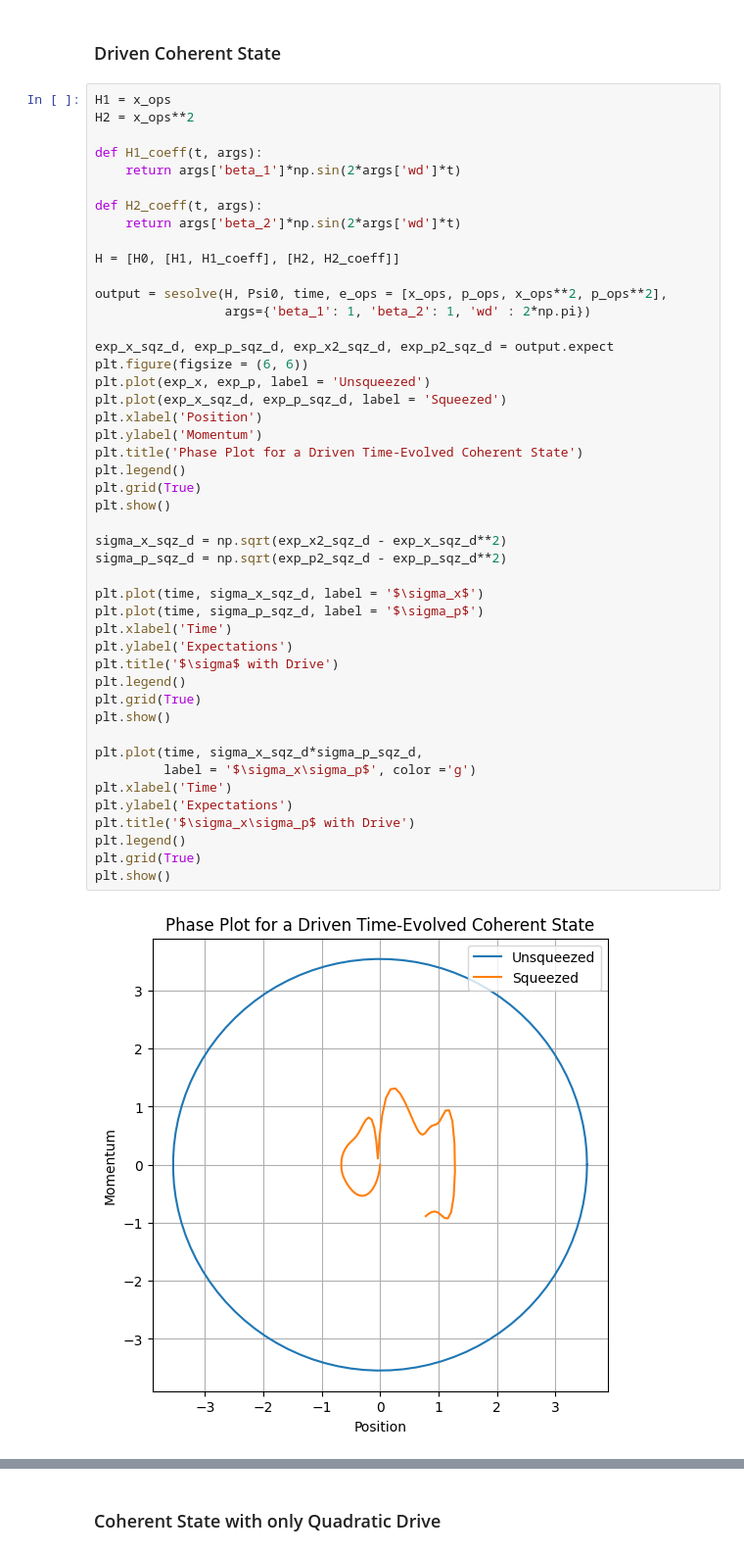
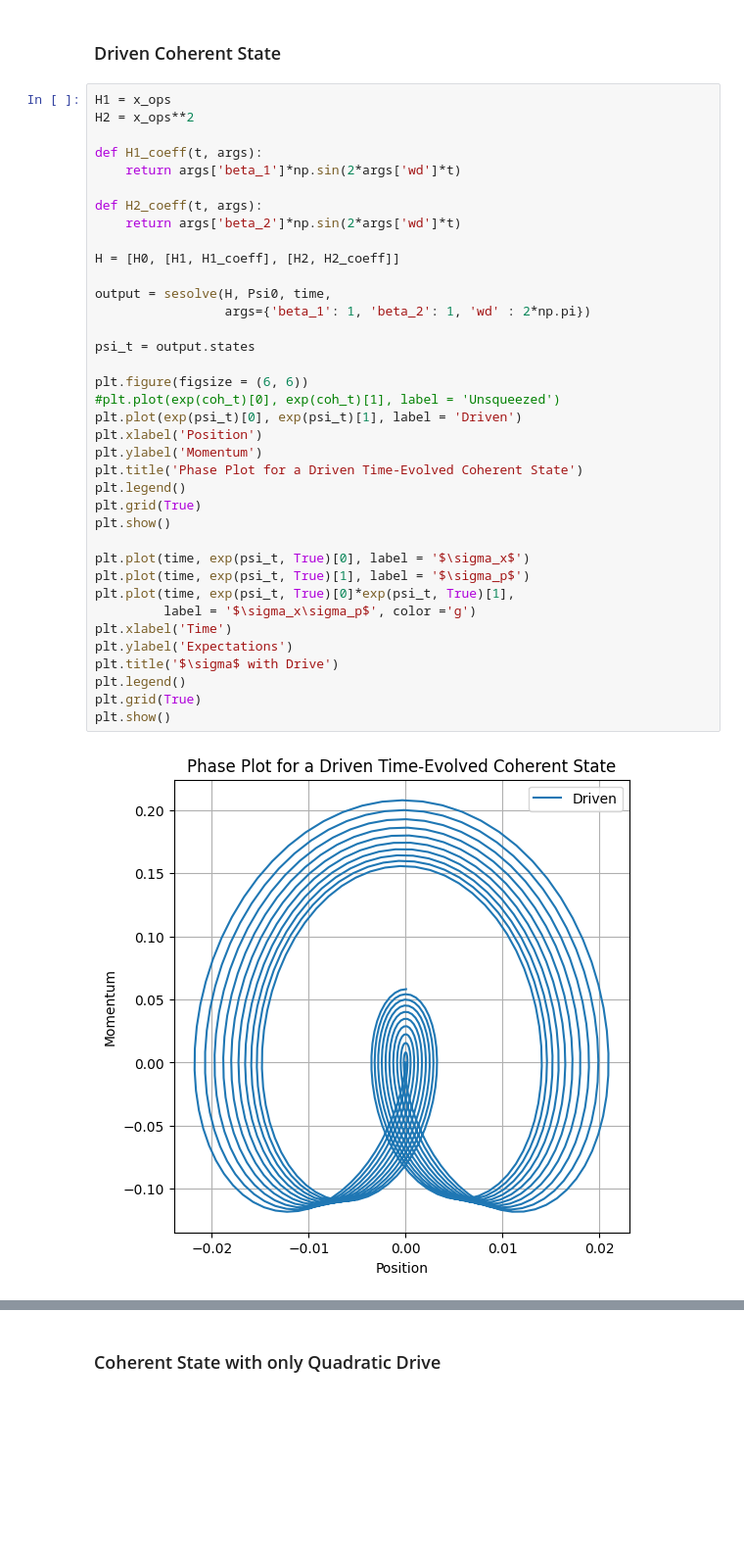
Before and after one commit to shashankd95/QuTipSimulations, a Jupyter notebook: QST_Stats2.ipynb, the cells around one changed output, grey strips where cells are left out. Shown at 98% size. Saved outputs shown, nothing was run; the diff lists cells and outputs as text; blank space fills up the shorter version.

```diff
--- a/QST_Stats2.ipynb
+++ b/QST_Stats2.ipynb
@@ -368,48 +354,39 @@ plt.show()
 # %%
 H1 = x_ops
 H2 = x_ops**2
 
 def H1_coeff(t, args):
     return args['beta_1']*np.sin(2*args['wd']*t)
 
 def H2_coeff(t, args):
     return args['beta_2']*np.sin(2*args['wd']*t)
 
 H = [H0, [H1, H1_coeff], [H2, H2_coeff]]
 
-output = sesolve(H, Psi0, time, e_ops = [x_ops, p_ops, x_ops**2, p_ops**2],
+output = sesolve(H, Psi0, time,
                  args={'beta_1': 1, 'beta_2': 1, 'wd' : 2*np.pi})
 
-exp_x_sqz_d, exp_p_sqz_d, exp_x2_sqz_d, exp_p2_sqz_d = output.expect
+psi_t = output.states
+
 plt.figure(figsize = (6, 6))
-plt.plot(exp_x, exp_p, label = 'Unsqueezed')
-plt.plot(exp_x_sqz_d, exp_p_sqz_d, label = 'Squeezed')
+#plt.plot(exp(coh_t)[0], exp(coh_t)[1], label = 'Unsqueezed')
+plt.plot(exp(psi_t)[0], exp(psi_t)[1], label = 'Driven')
 plt.xlabel('Position')
 plt.ylabel('Momentum')
 plt.title('Phase Plot for a Driven Time-Evolved Coherent State')
 plt.legend()
 plt.grid(True)
 plt.show()
 
-sigma_x_sqz_d = np.sqrt(exp_x2_sqz_d - exp_x_sqz_d**2)
-sigma_p_sqz_d = np.sqrt(exp_p2_sqz_d - exp_p_sqz_d**2)
-
-plt.plot(time, sigma_x_sqz_d, label = '$\sigma_x$')
-plt.plot(time, sigma_p_sqz_d, label = '$\sigma_p$')
+plt.plot(time, exp(psi_t, True)[0], label = '$\sigma_x$')
+plt.plot(time, exp(psi_t, True)[1], label = '$\sigma_p$')
+plt.plot(time, exp(psi_t, True)[0]*exp(psi_t, True)[1],
+         label = '$\sigma_x\sigma_p$', color ='g')
 plt.xlabel('Time')
 plt.ylabel('Expectations')
 plt.title('$\sigma$ with Drive')
 plt.legend()
 plt.grid(True)
 plt.show()
-
-plt.plot(time, sigma_x_sqz_d*sigma_p_sqz_d,
-         label = '$\sigma_x\sigma_p$', color ='g')
-plt.xlabel('Time')
-plt.ylabel('Expectations')
-plt.title('$\sigma_x\sigma_p$ with Drive')
-plt.legend()
-plt.grid(True)
-plt.show()
 # %% [output]
-[figure, old version]
+[figure, new version]
```
Also changed, not shown: parts of 12 cells of this notebook.
